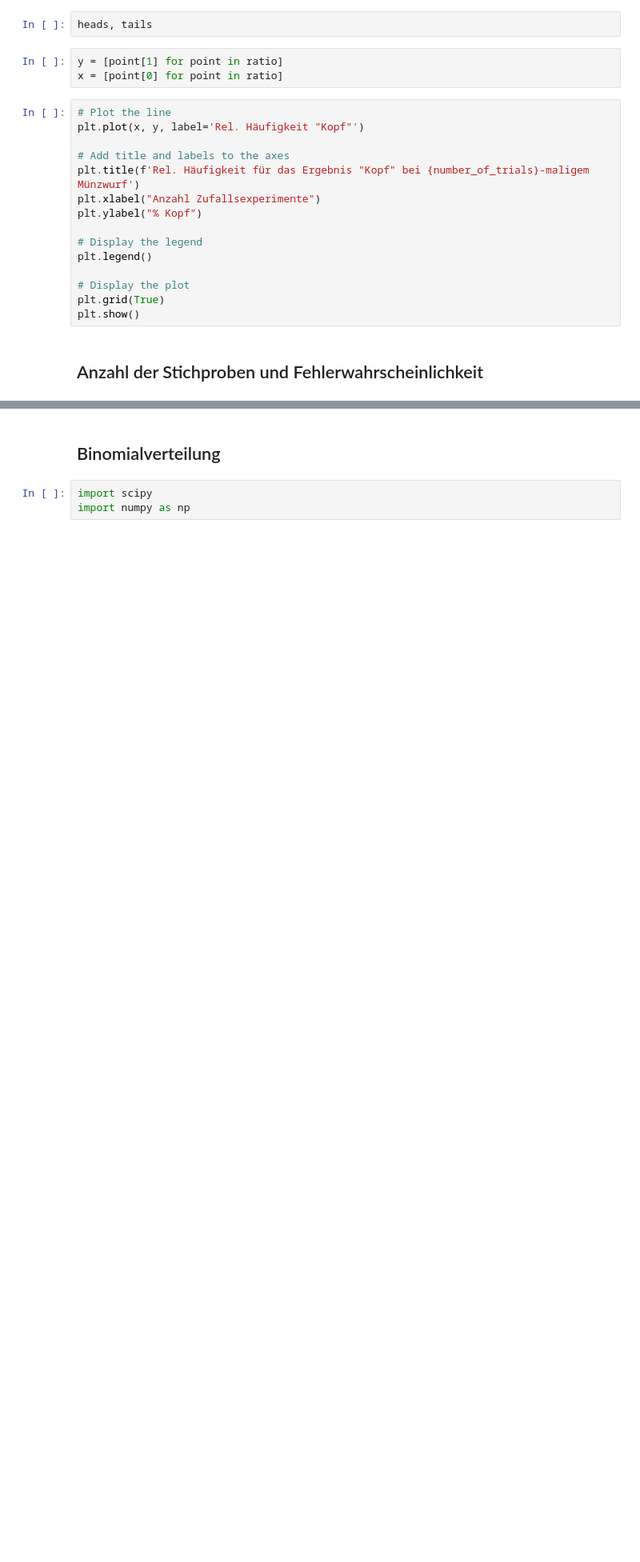
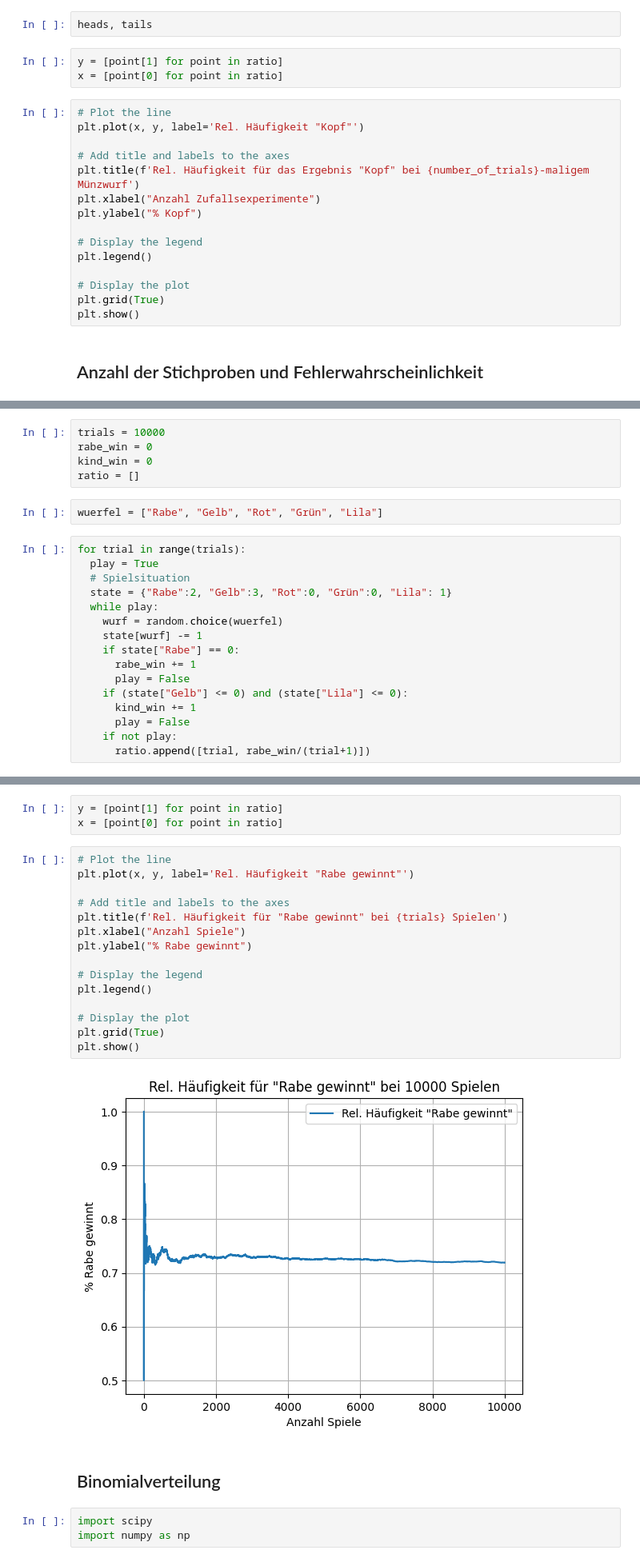
Before and after one commit to AlexKressner/Statistik, a Jupyter notebook: Wahrscheinlichkeitsrechnung.ipynb, the cells around one changed output, grey strips where cells are left out. Shown at 80% size. Saved outputs shown, nothing was run; the diff lists cells and outputs as text; blank space fills up the shorter version.

```diff
--- a/Wahrscheinlichkeitsrechnung.ipynb
+++ b/Wahrscheinlichkeitsrechnung.ipynb
@@ -43,0 +48,23 @@ plt.show()
+# %%
+trials = 10000
+rabe_win = 0
+kind_win = 0
+ratio = []
+# %%
+wuerfel = ["Rabe", "Gelb", "Rot", "Grün", "Lila"]
+# %%
+for trial in range(trials):
+  play = True
+  # Spielsituation
+  state = {"Rabe":2, "Gelb":3, "Rot":0, "Grün":0, "Lila": 1}
+  while play:
+    wurf = random.choice(wuerfel)
+    state[wurf] -= 1
+    if state["Rabe"] == 0:
+      rabe_win += 1
+      play = False
+    if (state["Gelb"] <= 0) and (state["Lila"] <= 0):
+      kind_win += 1
+      play = False
+    if not play:
+      ratio.append([trial, rabe_win/(trial+1)])
@@ -44,3 +75,23 @@ plt.show()
+# %%
+y = [point[1] for point in ratio]
+x = [point[0] for point in ratio]
+# %%
+# Plot the line
+plt.plot(x, y, label='Rel. Häufigkeit "Rabe gewinnt"')
+
+# Add title and labels to the axes
+plt.title(f'Rel. Häufigkeit für "Rabe gewinnt" bei {trials} Spielen')
+plt.xlabel("Anzahl Spiele")
+plt.ylabel("% Rabe gewinnt")
+
+# Display the legend
+plt.legend()
+
+# Display the plot
+plt.grid(True)
+plt.show()
+# %% [output]
+[figure, added]
 # %% [markdown]
 ## Binomialverteilung
 # %%
```
Also changed, not shown: parts of 3 cells of this notebook.
